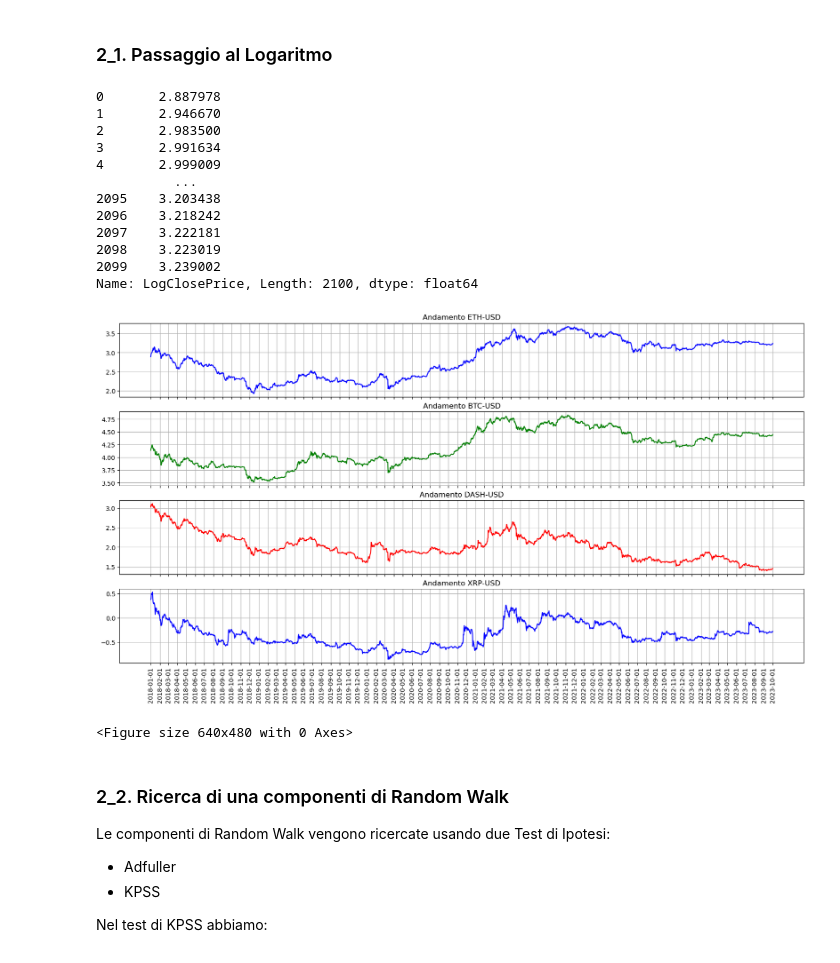
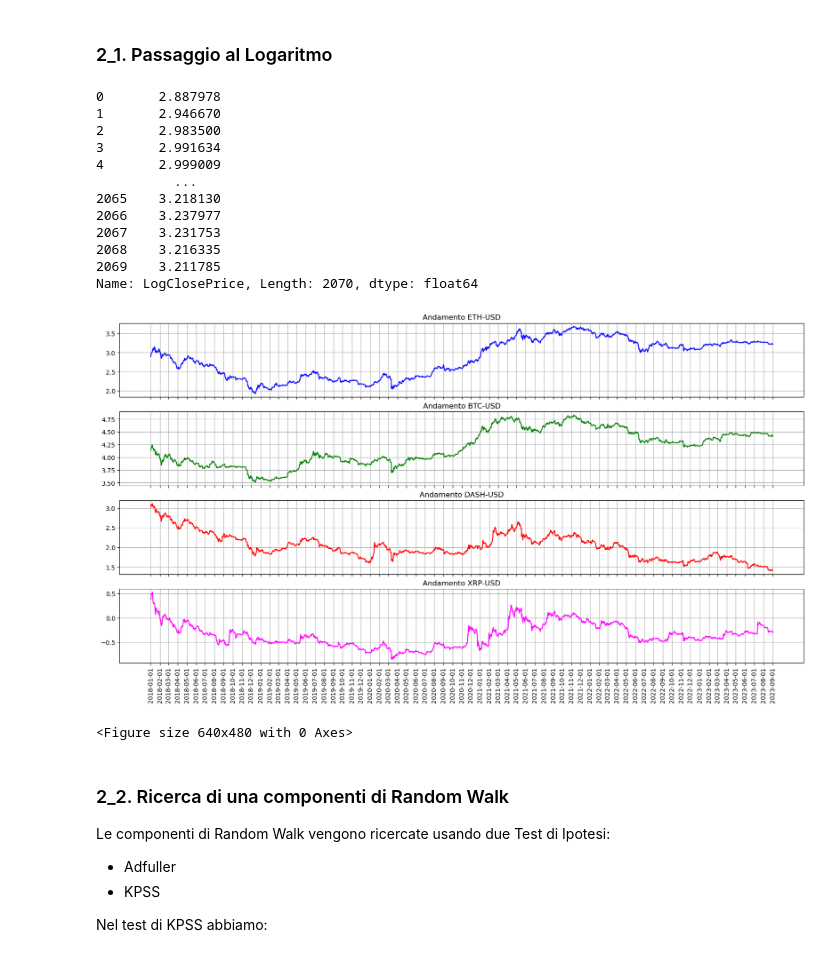
Before and after one commit to SimoneNicosanti/MPSMF_Project, a Jupyter notebook: Progetto.ipynb, the cells around one changed output. Cells and saved outputs as stored; diff of their text form; code cells hidden in the pictures.

```diff
--- a/Progetto.ipynb
+++ b/Progetto.ipynb
@@ -16,7 +17,7 @@ import DataExtractor
 cryptoList : list[str] = ["ETH-USD", "BTC-USD", "DASH-USD", "XRP-USD"]
 
 startDate : str = "2018-01-01"
-endDate : str = "2023-10-01"
+endDate : str = "2023-09-01"
 interval : str = "daily"
 
 for crypto in cryptoList :
@@ -52,34 +121,34 @@ cryptoDataFrameDict["ETH-USD"]["LogClosePrice"]
 3       2.991634
 4       2.999009
           ...
-2095    3.203438
-2096    3.218242
-2097    3.222181
-2098    3.223019
-2099    3.239002
-Name: LogClosePrice, Length: 2100, dtype: float64
+2065    3.218130
+2066    3.237977
+2067    3.231753
+2068    3.216335
+2069    3.211785
+Name: LogClosePrice, Length: 2070, dtype: float64
 # %%
 import matplotlib.pyplot as plt
 # %%
-colors = ["blue", "green", "red"]
+colors = ["blue", "green", "red", "fuchsia"]
 figure, axs = plt.subplots(nrows = len(cryptoList), sharex = True, figsize = (20,10))
 
 xtickPoints = cryptoDataFrameDict["ETH-USD"]["Date"]
 xtickPoints = xtickPoints[xtickPoints.str.endswith("01") == 1]
 i = 0
 for crypto in cryptoList :
     axs[i].plot(cryptoDataFrameDict[crypto]["LogClosePrice"], color = colors[i % len(colors)])
     axs[i].set_title("Andamento " + crypto)
     axs[i].grid(True)
     i += 1
 
 axs[len(cryptoList) - 1].set_xticks(xtickPoints.index)
 axs[len(cryptoList) - 1].set_xticklabels(xtickPoints.values, rotation = 90)
 
 plt.show()
 plt.clf()
 # %% [output]
-[figure, old version]
+[figure, new version]
 <Figure size 640x480 with 0 Axes>
 # %% [markdown]
 ### 2_2. Ricerca di una componenti di Random Walk
```
Also changed, not shown: parts of 16 cells of this notebook, 5 other files.
